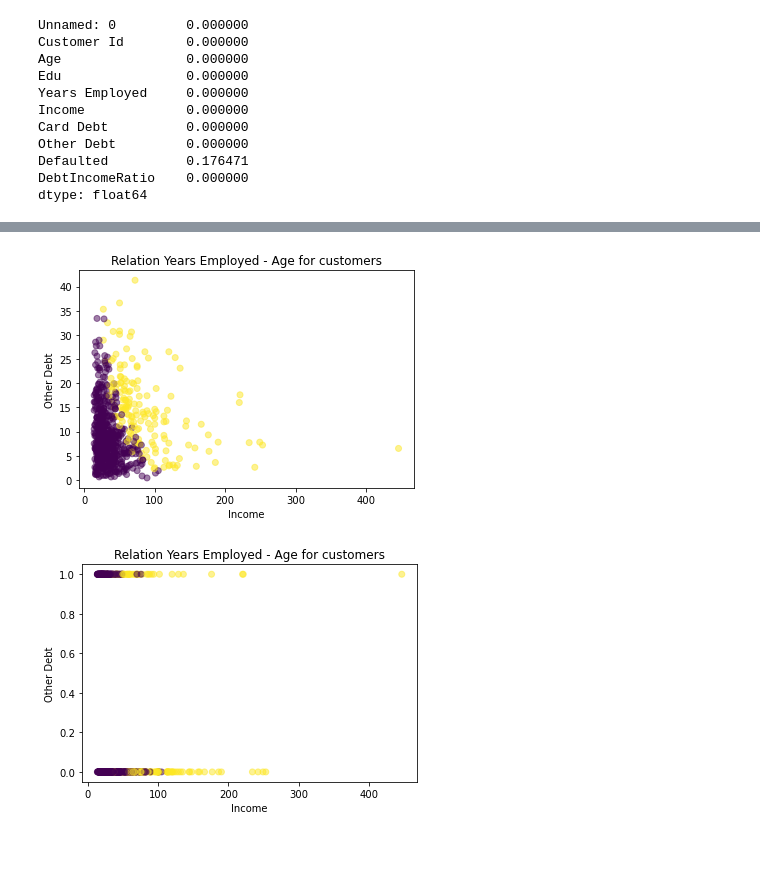
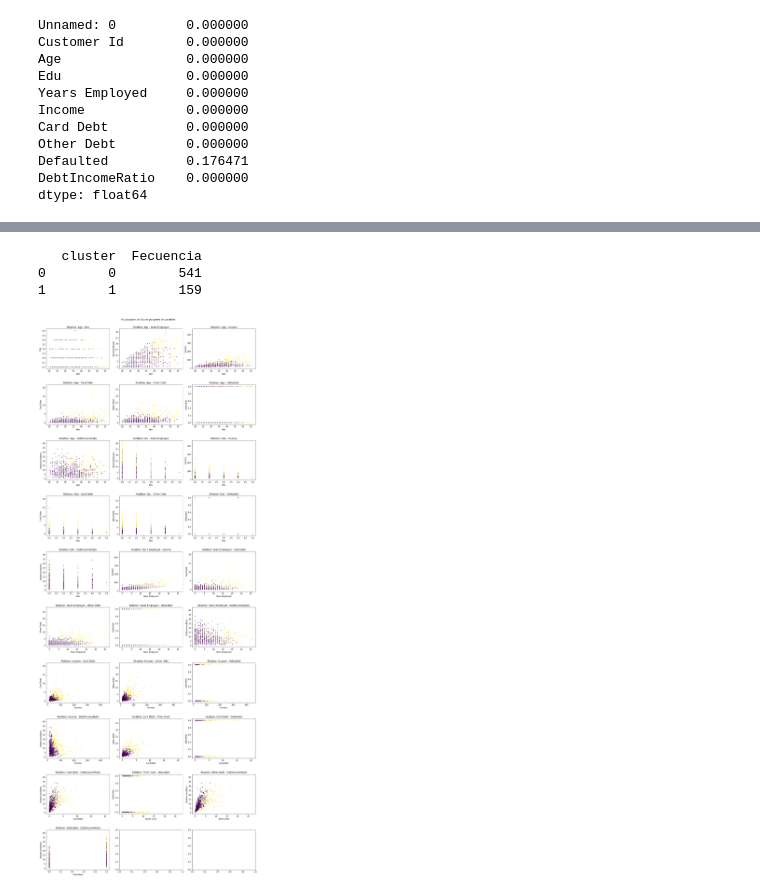
Before and after one commit to orlandoch/coding-dojo, a Jupyter notebook: tareas-week08/tarea_kmeans.ipynb, the cells around one changed output, grey strips where cells are left out. Saved outputs shown, nothing was run; the diff lists cells and outputs as text; code cells hidden in the pictures; blank space fills up the shorter version.

```diff
--- a/tareas-week08/tarea_kmeans.ipynb
+++ b/tareas-week08/tarea_kmeans.ipynb
@@ -68,3 +71,0 @@ array([[ 0.11624764,  0.70710678, -0.9258201 , -1.19878329, -1.37083674,
-# %%
-kmeans = KMeans(n_clusters = 2)
-kmeans.fit(scaledData)
@@ -105,14 +71,0 @@ plt.title('Relation Years Employed - Age for customers');
-# %%
-plt.scatter(data['Income'], data['DebtIncomeRatio'], c = data['cluster'], alpha=0.5)
-plt.xlabel('Income')
-plt.ylabel('Other Debt')
-plt.title('Relation Years Employed - Age for customers');
-# %% [output]
-[figure, removed]
-# %%
-plt.scatter(data['Income'], data['Defaulted'], c = data['cluster'], alpha=0.5)
-plt.xlabel('Income')
-plt.ylabel('Other Debt')
-plt.title('Relation Years Employed - Age for customers');
-# %% [output]
-[figure, removed]
@@ -118,0 +125,7 @@ plt.title('Relation Years Employed - Age for customers');
+# %%
+graphKmeansMultiScater(2)
+# %% [output]
+   cluster  Fecuencia
+0        0        541
+1        1        159
+[figure, added]
```
Also changed, not shown: parts of 18 cells of this notebook.
